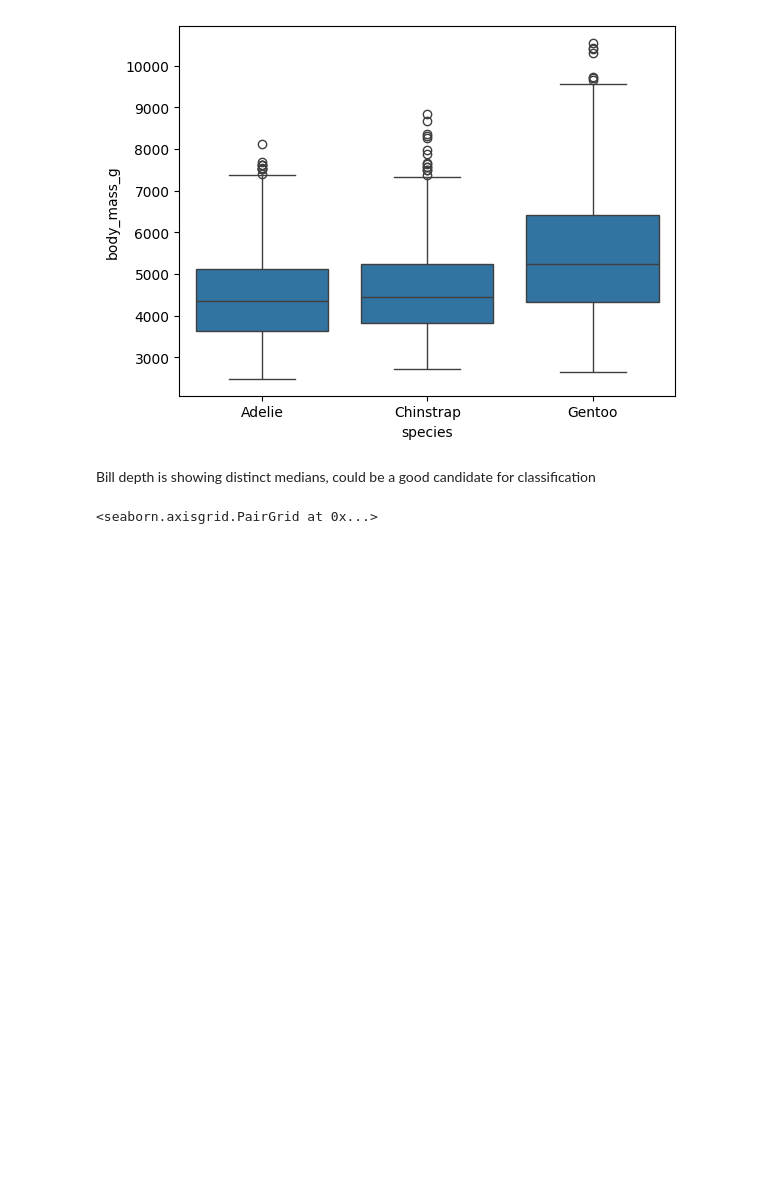
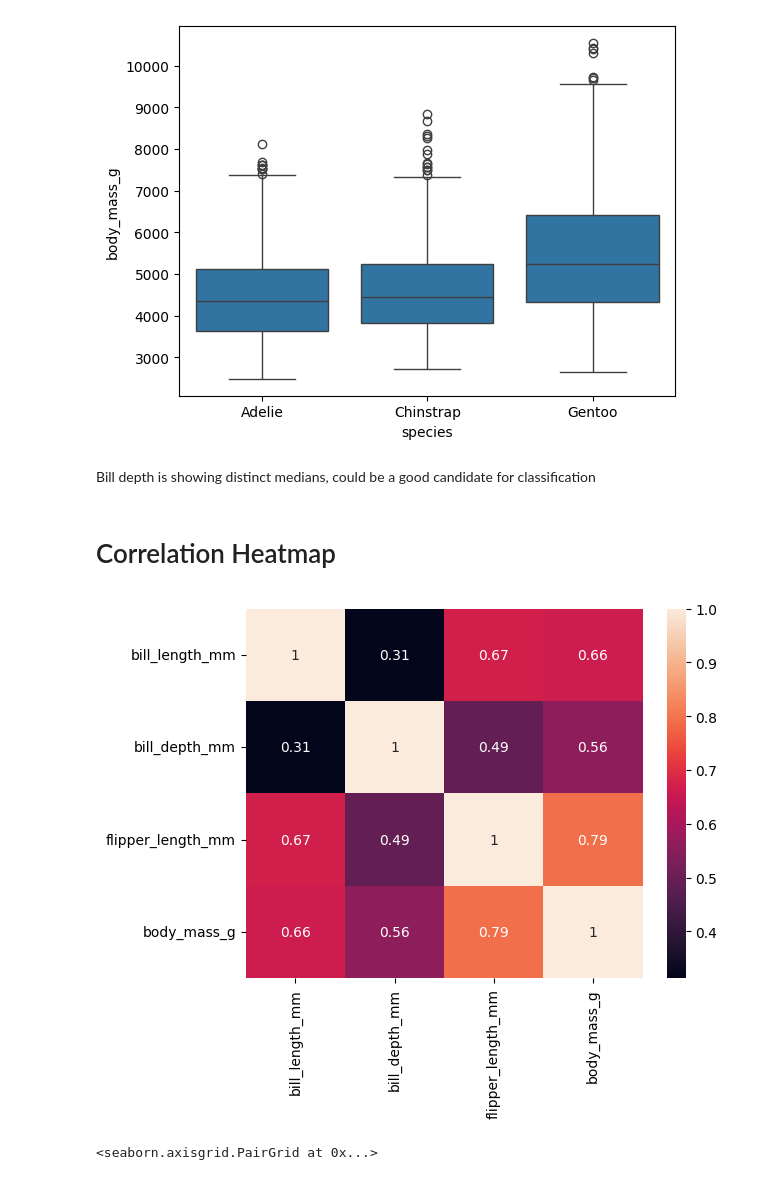
Before and after one commit to tb9757/Penguin-ML-Classification, a Jupyter notebook: jupyter_notebooks/1. ETL and EDA.ipynb, the cells around one changed output. Drawn from its saved outputs; the diff is of its cells as text; code cells hidden in the pictures; blank space fills up the shorter version.

Commit message:
Add correlation heatmap

```diff
--- a/jupyter_notebooks/1. ETL and EDA.ipynb
+++ b/jupyter_notebooks/1. ETL and EDA.ipynb
@@ -214,6 +216,16 @@ for col in num_cols:
 [figure]
 # %% [markdown]
 Bill depth is showing distinct medians, could be a good candidate for classification
+# %% [markdown]
+# Correlation Heatmap
+# %%
+df_nums = df.drop(columns=cat_cols, axis=1)
+df_corr = df_nums.corr(method='pearson')
+
+sns.heatmap(data=df_corr, annot=True)
+plt.show()
+# %% [output]
+[figure, added]
 # %%
 sns.pairplot(df, hue="species", corner=True)
 # %% [output]
```
Also changed, not shown: parts of 2 cells of this notebook.
